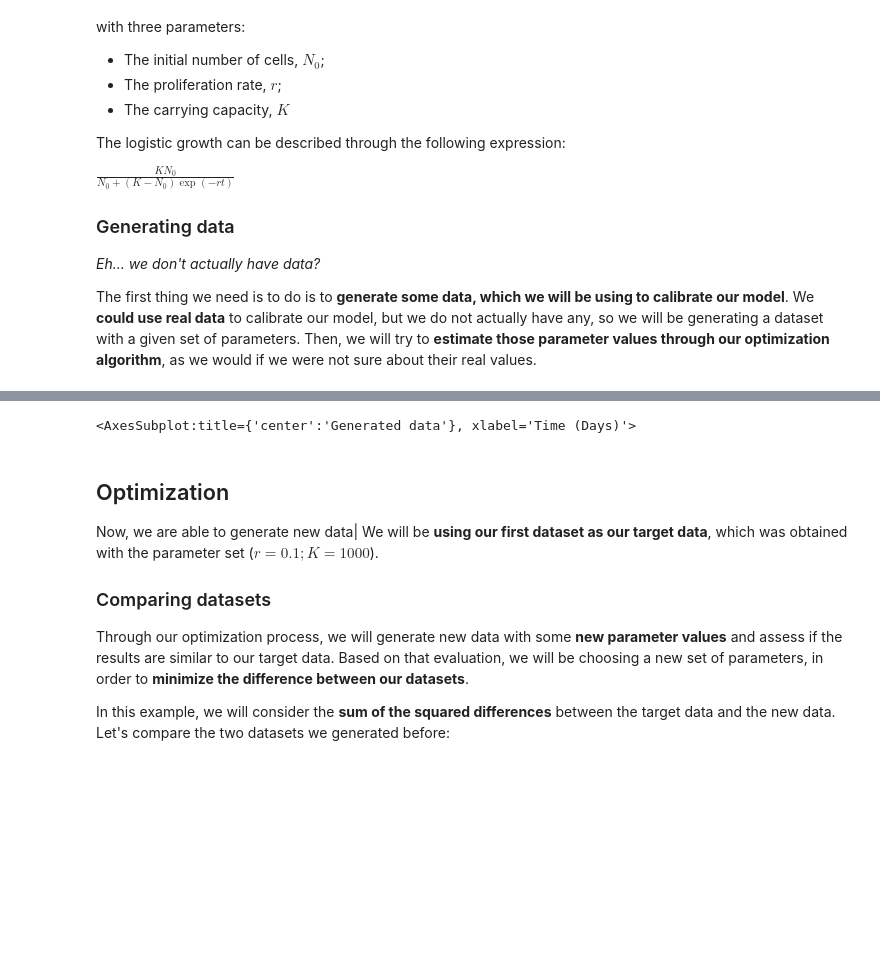
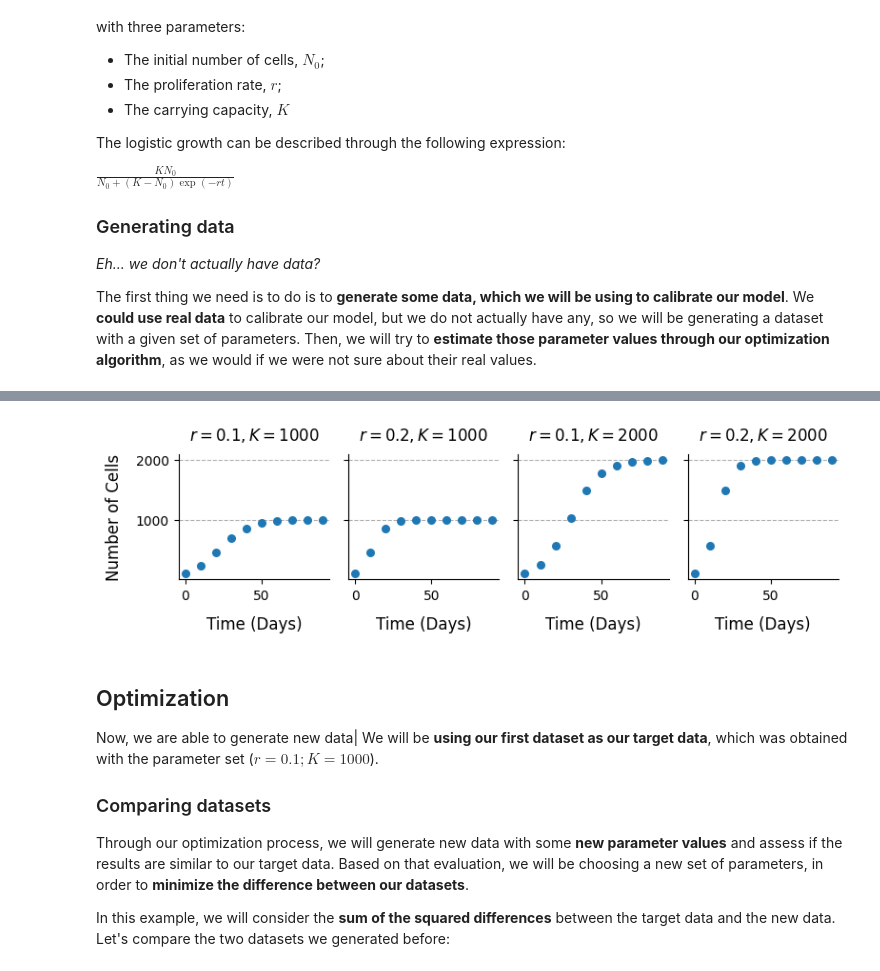
Before and after one commit to IGGoncalves/PhysiCOOL, a Jupyter notebook: examples/interactive-toy-model.ipynb, the cells around one changed output, grey strips where cells are left out. Saved outputs shown, nothing was run; the diff lists cells and outputs as text; code cells hidden in the pictures; blank space fills up the shorter version.

```diff
--- a/examples/interactive-toy-model.ipynb
+++ b/examples/interactive-toy-model.ipynb
@@ -45,18 +45,20 @@ def logistic_growth_model(time, N0, K, r):
 
     return cells
 
-def plot_growth(time, data, ax, title, ylabel=True):
+def plot_growth(time, data, ax, title, ylabel=True, xlabel=True):
     """Plots and styles the evolution of cell number through time."""
-    ax.scatter(time, data, s=30)
+    ax.scatter(time, data, s=30, zorder=2)
 
     ax.grid(axis='y', linestyle='--')
     ax.spines['right'].set_visible(False)
     ax.spines['top'].set_visible(False)
 
     if ylabel is True:
-        ax.set_ylabel('Number of Tumor Cells', fontsize=12, labelpad=10)
+        ax.set_ylabel('Number of Cells', fontsize=12, labelpad=10)
 
-    ax.set_xlabel('Time (Days)', fontsize=12, labelpad=10)
+    if xlabel is True:
+        ax.set_xlabel('Time (Days)', fontsize=12, labelpad=10)
+
     ax.set_title(title, fontsize=12, y=1.05)
 
     return ax
@@ -66,23 +68,29 @@ def plot_growth(time, data, ax, title, ylabel=True):
 start_time = 0
 stop_time = 100
 number_time_points = 10
+N_0 = 100
 time = np.arange(start_time, stop_time, (stop_time-start_time)/number_time_points)
 
 # Dataset 1
-N_0 = 100
-proliferation_rate = 0.1
-carrying_capacity = 1000
-
-N_data = logistic_growth_model(time, N_0, carrying_capacity, proliferation_rate)
+N_data = logistic_growth_model(time, N_0, K=1000, r=0.1)
 
 # Dataset 2
-proliferation_rate = 0.2
-N_data_2 = logistic_growth_model(time, N_0, carrying_capacity, proliferation_rate)
+N_data_2 = logistic_growth_model(time, N_0, K=1000, r=0.2)
 
+# Dataset 3
+N_data_3 = logistic_growth_model(time, N_0, K=2000, r=0.1)
+
+# Dataset 4
+N_data_4 = logistic_growth_model(time, N_0, K=2000, r=0.2)
 
 # Plot results
-fig, axes = plt.subplots(1, 2, figsize=(8, 3), dpi=100, sharey=True)
+fig, axes = plt.subplots(1, 4, figsize=(8, 2.5), dpi=100, sharey=True, sharex=True)
 
-plot_growth(time, N_data, axes[0], 'Generated data')
-plot_growth(time, N_data_2, axes[1], 'Generated data', ylabel=False)
+plot_growth(time, N_data, axes[0], '$r=0.1, K=1000$')
+plot_growth(time, N_data_2, axes[1], '$r=0.2, K=1000$', ylabel=False)
+plot_growth(time, N_data_3, axes[2], '$r=0.1, K=2000$', ylabel=False)
+plot_growth(time, N_data_4, axes[3], '$r=0.2, K=2000$', ylabel=False)
+
+plt.tight_layout()
+plt.savefig("growth.svg", format="svg")
 # %% [output]
@@ -91,4 +97,4 @@ plot_growth(time, N_data_2, axes[1], 'Generated data', ylabel=False)
-<AxesSubplot:title={'center':'Generated data'}, xlabel='Time (Days)'>
+[figure, added]
 # %% [markdown]
 ## Optimization
 Now, we are able to generate new data| We will be **using our first dataset as our target data**, which was obtained with the parameter set ($r=0.1; K=1000$).
```
Also changed, not shown: parts of 6 cells of this notebook, 10 other files.
